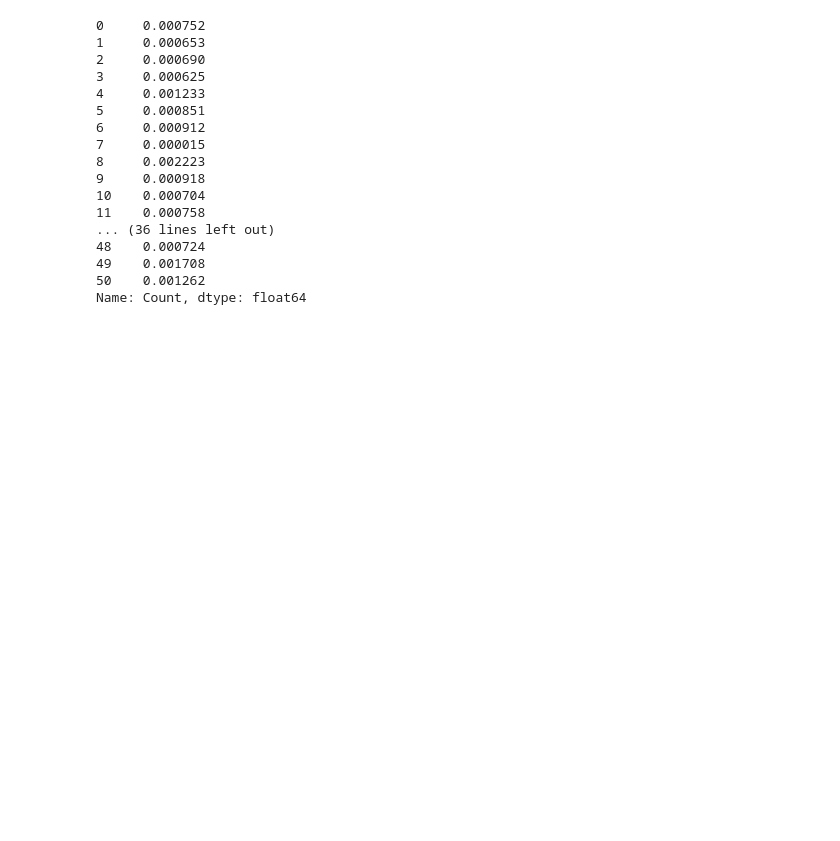
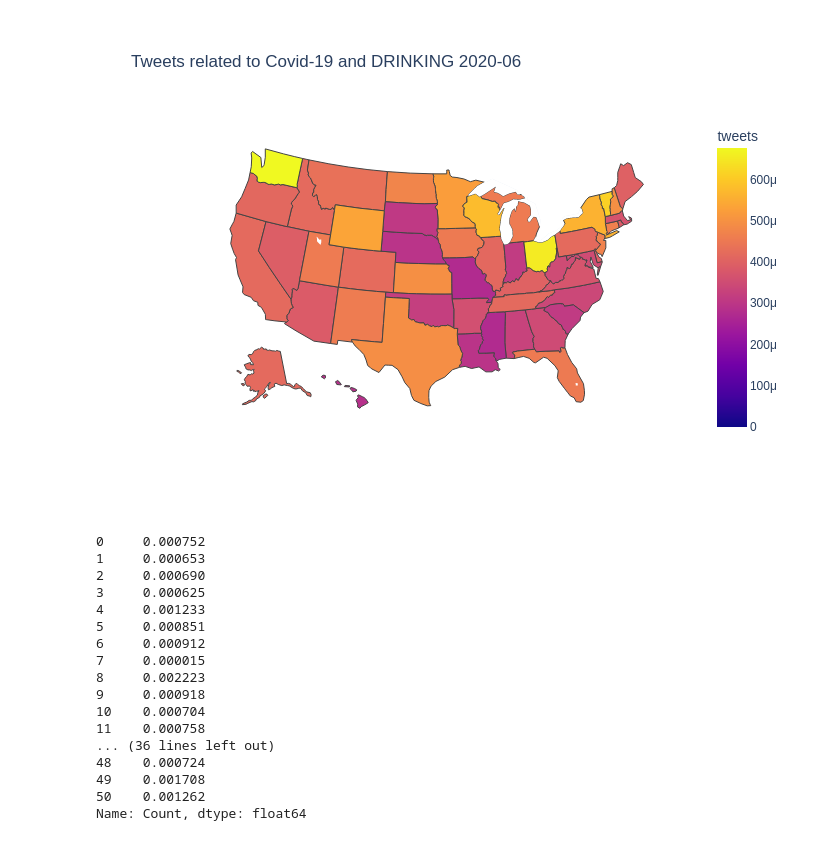
Before and after one commit to JohnOnt/Twitter_Analysis, a Jupyter notebook: choropleth.ipynb, the cells around one changed output. Drawn from its saved outputs; the diff is of its cells as text; code cells hidden in the pictures; blank space fills up the shorter version.

```diff
--- a/choropleth.ipynb
+++ b/choropleth.ipynb
@@ -151,3 +144,7 @@ array(['AK', 'AL', 'AR', 'AZ', 'CA', 'CO', 'CT', 'DC', 'DE', 'FL', 'GA',
+# %%
+plotty('DRINKING', '2020-06')
+# %% [output]
+[figure, added]
 # %%
 kws.values / tots.Count.values
 # %% [output]
```
Also changed, not shown: parts of 3 cells of this notebook, 50 other files.
